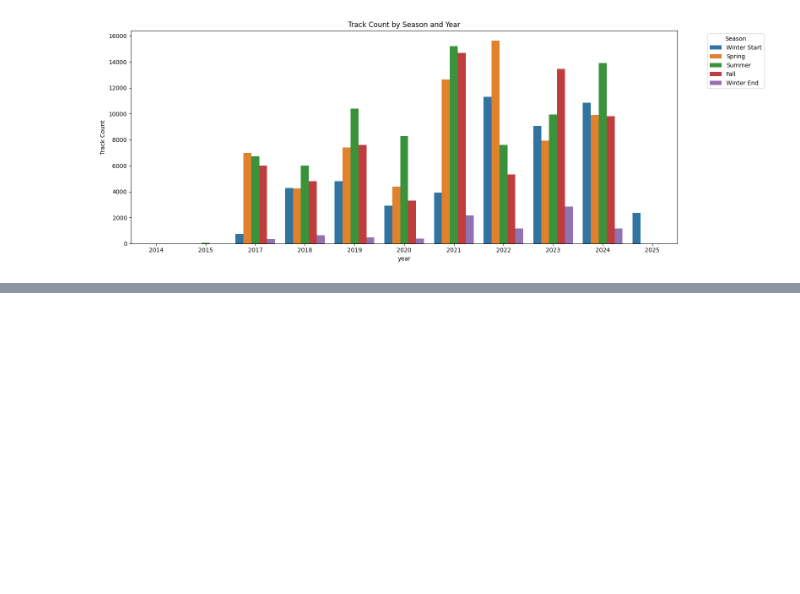
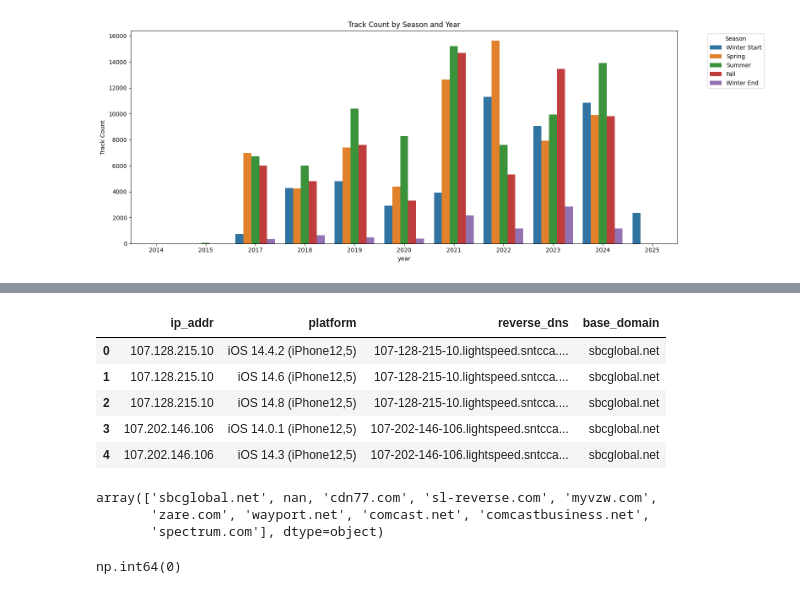
Before and after one commit to terryjbates/Spotify_Streaming_Data_Analysis, a Jupyter notebook: notebooks/Spotify_Streaming_Analysis.ipynb, the cells around one changed output, grey strips where cells are left out. Cells and saved outputs as stored; diff of their text form; code cells hidden in the pictures; blank space fills up the shorter version.

```diff
--- a/notebooks/Spotify_Streaming_Analysis.ipynb
+++ b/notebooks/Spotify_Streaming_Analysis.ipynb
@@ -2987,0 +3018,15 @@ plt.show()
+# %%
+# Try to use SQLAlchemy to read in IP + platform info
+# Read data from your PostgreSQL database (assumes SQLAlchemy connection)
+query = """
+SELECT
+	DISTINCT ip_addr
+    ,platform
+FROM spotify_data
+WHERE ip_addr IS NOT NULL
+GROUP BY
+	ip_addr
+	,platform
+ORDER BY ip_addr ASC, platform
+"""
+ip_platform_df = pd.read_sql(query, engine)
@@ -2987,0 +3035,31 @@ plt.show()
+# %%
+# Define functions to lookup IP addresses
+# Optional: remove private IPs (e.g., 192.168.x.x, 10.x.x.x)
+def is_private(ip):
+    #return ip.startswith('10.') or ip.startswith('192.168.') or ip.startswith('172.')
+    return ip.startswith('192.168.')
+
+ip_platform_df = ip_platform_df[~ip_platform_df['ip_addr'].apply(is_private)]
+
+# Reverse DNS lookup
+def reverse_dns(ip):
+    try:
+        return socket.gethostbyaddr(ip)[0]
+    except Exception:
+        return None
+
+# Add progress bar functionality
+tqdm.pandas()
+# %%
+# Add dataframe column with the reverse DNS lookup.
+# Approximately 8:37 to complete.
+ip_platform_df['reverse_dns'] = ip_platform_df['ip_addr'].progress_apply(reverse_dns)
+# %%
+ip_platform_df.head()
+# %% [output]
+|  | ip_addr | platform | reverse_dns | base_domain |
+| 0 | 107.128.215.10 | iOS 14.4.2 (iPhone12,5) | 107-128-215-10.lightspeed.sntcca.... | sbcglobal.net |
+| 1 | 107.128.215.10 | iOS 14.6 (iPhone12,5) | 107-128-215-10.lightspeed.sntcca.... | sbcglobal.net |
+| 2 | 107.128.215.10 | iOS 14.8 (iPhone12,5) | 107-128-215-10.lightspeed.sntcca.... | sbcglobal.net |
+| 3 | 107.202.146.106 | iOS 14.0.1 (iPhone12,5) | 107-202-146-106.lightspeed.sntcca... | sbcglobal.net |
+| 4 | 107.202.146.106 | iOS 14.3 (iPhone12,5) | 107-202-146-106.lightspeed.sntcca... | sbcglobal.net |
@@ -2987,0 +3069,12 @@ plt.show()
+# %%
+ip_platform_df['base_domain'].unique()
+# %% [output]
+array(['sbcglobal.net', nan, 'cdn77.com', 'sl-reverse.com', 'myvzw.com',
+       'zare.com', 'wayport.net', 'comcast.net', 'comcastbusiness.net',
+       'spectrum.com'], dtype=object)
+# %%
+#matches = ip_platform_df['reverse_dns'].str.contains('linkedin', na=False, case=False)
+# matches
+ip_platform_df['reverse_dns'].str.contains('linkedin', na=False, case=False).sum()
+# %% [output]
+np.int64(0)
```
Also changed, not shown: parts of 11 cells of this notebook, 1 other file.
